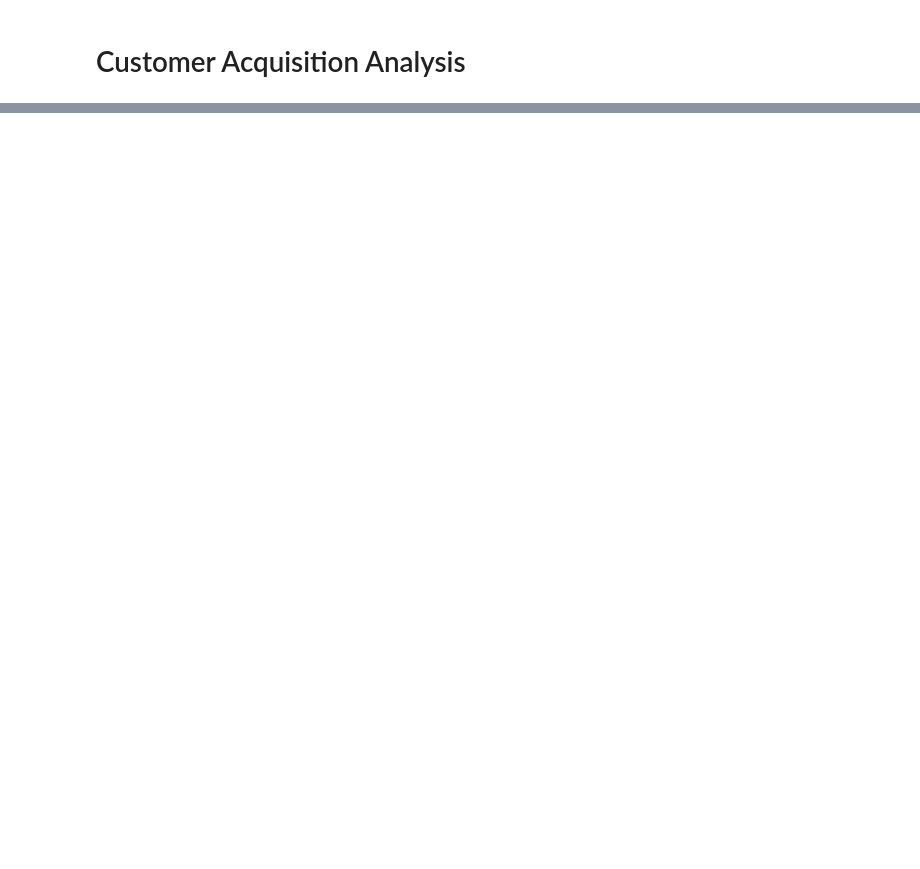
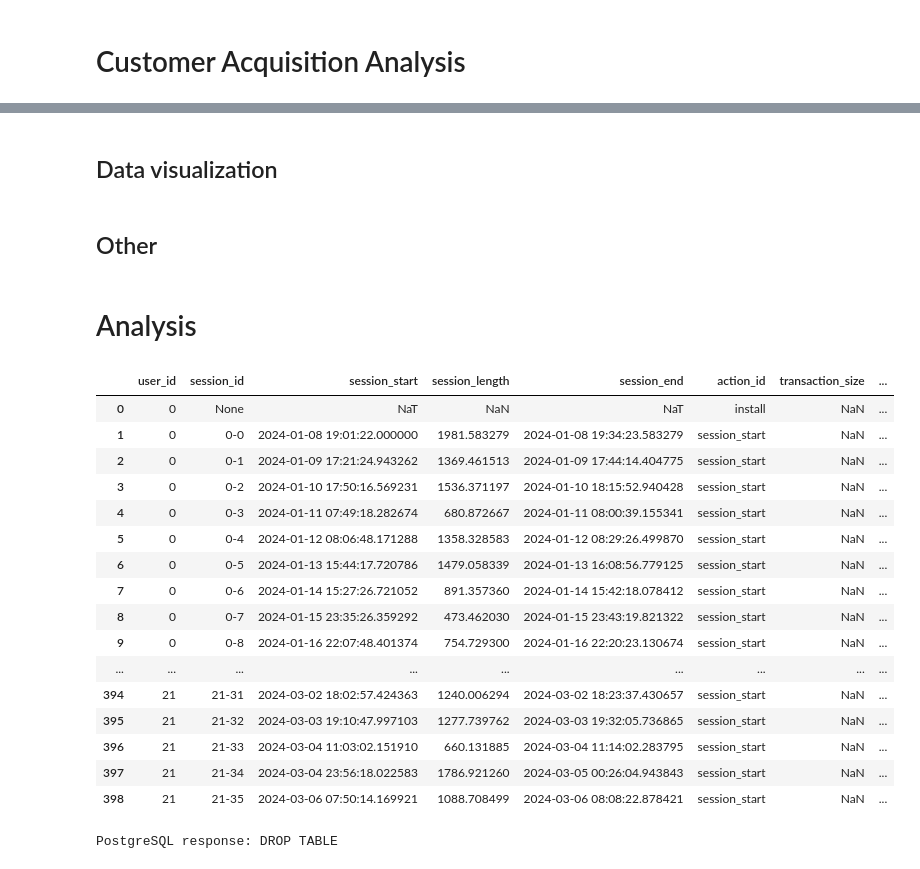
Before and after one commit to pyryjh/Portfolio, a Jupyter notebook: customer_acquisition_analytics/customer_acquisition_analysis.ipynb, the cells around one changed output, grey strips where cells are left out. Saved outputs shown, nothing was run; the diff lists cells and outputs as text; code cells hidden in the pictures; blank space fills up the shorter version.

Commit message:
Some progress in analysis

```diff
--- a/customer_acquisition_analytics/customer_acquisition_analysis.ipynb
+++ b/customer_acquisition_analytics/customer_acquisition_analysis.ipynb
@@ -30,0 +135,2 @@ Moreover, the creator is first and foremost a full stack data analyst, whose exp
+# %% [markdown]
+## Data visualization
@@ -30,0 +234,57 @@ Moreover, the creator is first and foremost a full stack data analyst, whose exp
+# %% [markdown]
+## Other
+# %%
+def display_scrollable(df, max_rows=999):
+    pd.options.display.max_rows = 999
+    pd.options.display.max_columns = 999
+    html = df.to_html(max_rows=max_rows)
+    html = f'<div style="max-height: 500px; overflow-y: scroll;">{html}</div>'
+    display(HTML(html))
+    pd.options.display.max_rows = 15
+    pd.options.display.max_columns = 15
+# %% [markdown]
+# Analysis
+# %%
+query_text = '''
+with
+
+base as (
+    select
+        user_id::text,
+        session_id,
+        session_start,
+        session_length,
+        session_end,
+        action_id,
+        transaction_size,
+        running_session_number
+    from fct_user_action_balanced
+)
+select * from base
+'''
+
+
+df = select_table(query_text)
+display_scrollable(df)
+# %% [output]
+|  | user_id | session_id | session_start | session_length | session_end | action_id | transaction_size | ... |
+| 0 | 0 | None | NaT | NaN | NaT | install | NaN | ... |
+| 1 | 0 | 0-0 | 2024-01-08 19:01:22.000000 | 1981.583279 | 2024-01-08 19:34:23.583279 | session_start | NaN | ... |
+| 2 | 0 | 0-1 | 2024-01-09 17:21:24.943262 | 1369.461513 | 2024-01-09 17:44:14.404775 | session_start | NaN | ... |
+| 3 | 0 | 0-2 | 2024-01-10 17:50:16.569231 | 1536.371197 | 2024-01-10 18:15:52.940428 | session_start | NaN | ... |
+| 4 | 0 | 0-3 | 2024-01-11 07:49:18.282674 | 680.872667 | 2024-01-11 08:00:39.155341 | session_start | NaN | ... |
+| 5 | 0 | 0-4 | 2024-01-12 08:06:48.171288 | 1358.328583 | 2024-01-12 08:29:26.499870 | session_start | NaN | ... |
+| 6 | 0 | 0-5 | 2024-01-13 15:44:17.720786 | 1479.058339 | 2024-01-13 16:08:56.779125 | session_start | NaN | ... |
+| 7 | 0 | 0-6 | 2024-01-14 15:27:26.721052 | 891.357360 | 2024-01-14 15:42:18.078412 | session_start | NaN | ... |
+| 8 | 0 | 0-7 | 2024-01-15 23:35:26.359292 | 473.462030 | 2024-01-15 23:43:19.821322 | session_start | NaN | ... |
+| 9 | 0 | 0-8 | 2024-01-16 22:07:48.401374 | 754.729300 | 2024-01-16 22:20:23.130674 | session_start | NaN | ... |
+| ... | ... | ... | ... | ... | ... | ... | ... | ... |
+| 394 | 21 | 21-31 | 2024-03-02 18:02:57.424363 | 1240.006294 | 2024-03-02 18:23:37.430657 | session_start | NaN | ... |
+| 395 | 21 | 21-32 | 2024-03-03 19:10:47.997103 | 1277.739762 | 2024-03-03 19:32:05.736865 | session_start | NaN | ... |
+| 396 | 21 | 21-33 | 2024-03-04 11:03:02.151910 | 660.131885 | 2024-03-04 11:14:02.283795 | session_start | NaN | ... |
+| 397 | 21 | 21-34 | 2024-03-04 23:56:18.022583 | 1786.921260 | 2024-03-05 00:26:04.943843 | session_start | NaN | ... |
+| 398 | 21 | 21-35 | 2024-03-06 07:50:14.169921 | 1088.708499 | 2024-03-06 08:08:22.878421 | session_start | NaN | ... |
+# %%
+execute_sql('''DROP TABLE "fct_user_action_b-heavy"''')
+# %% [output]
+PostgreSQL response: DROP TABLE
```
Also changed, not shown: parts of 10 cells of this notebook.
